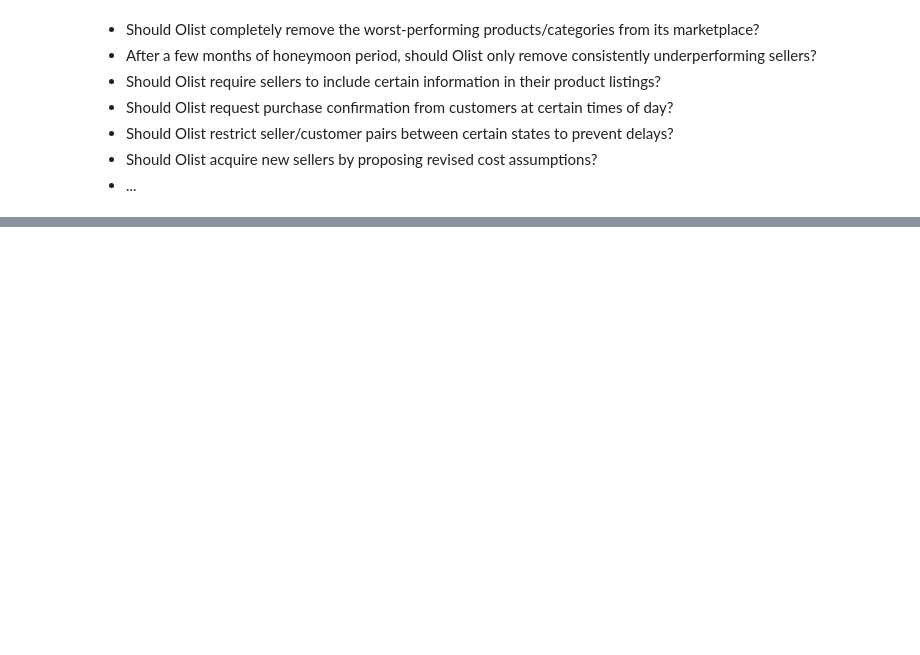
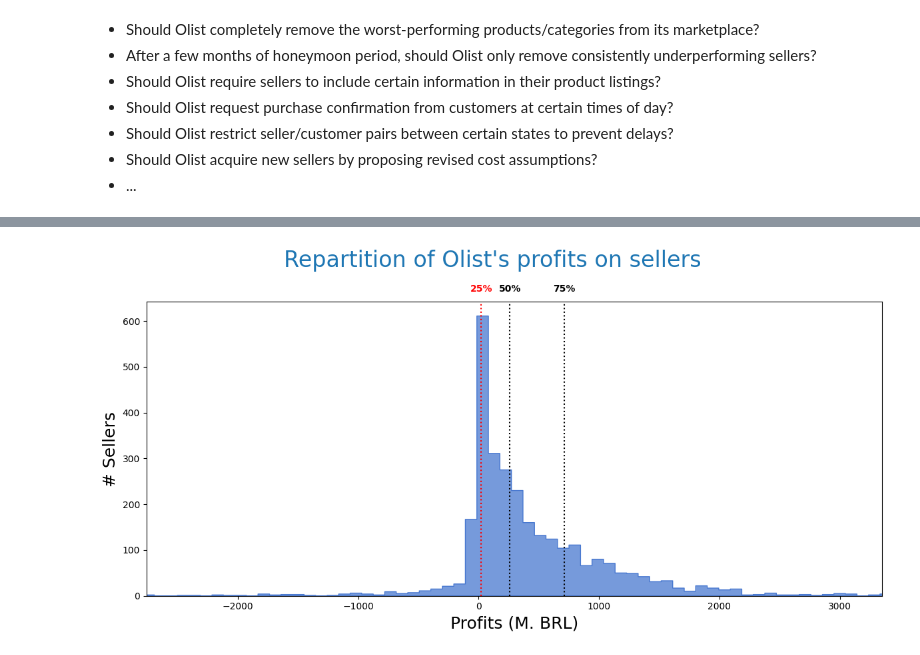
Before and after one commit to itsyeren/data-olist-ceo-request, a Jupyter notebook: CEO_request.ipynb, the cells around one changed output, grey strips where cells are left out. Saved outputs shown, nothing was run; the diff lists cells and outputs as text; code cells hidden in the pictures; blank space fills up the shorter version.

```diff
--- a/CEO_request.ipynb
+++ b/CEO_request.ipynb
@@ -190,0 +214,4 @@ How important were IT costs in your analysis?
+# %%
+from olist.seller_updated import Seller
+seller = Seller()
+sellers = seller.get_training_data()
@@ -190,0 +333,47 @@ How important were IT costs in your analysis?
+# %%
+STYLES = {
+    'title': {'size': 24, 'color': '#1f77b4'},
+    'labels': {'size': 18},
+    'text': {'size': 16},
+    'legend': {'size': 14},
+    'ticks': {'size': 12}
+}
+# %%
+sns.set_palette('muted')
+
+fig, ax = plt.subplots(figsize=(12, 6))
+
+plt.suptitle(t="Repartition of Olist's profits on sellers",
+             **STYLES['title'])
+
+sns.histplot(sellers.profits,
+             stat='count',
+             element='step',
+             ax=ax)
+
+quantiles = sellers.profits.quantile(q=[.01, .25, .5, .75, .99])
+
+ax.set_xlim(quantiles.iloc[0], quantiles.iloc[-1])
+ax.set_xlabel(xlabel='Profits (M. BRL)',
+              fontdict=STYLES['labels'])
+ax.set_ylabel(ylabel='# Sellers',
+              fontdict=STYLES['labels'])
+
+for p, q in quantiles.iloc[1:-1].items():
+    c_ = 'black'
+    if p == .25:
+        c_ = 'red'
+    ax.axvline(x=q,
+               color=c_,
+               ls=':')
+    ax.text(x=q,
+            y=ax.get_yticks()[-1] - 30,
+            s=f'{p:.0%}',
+            color=c_,
+            ha='center',
+            va='center',
+            weight='bold')
+
+fig.tight_layout();
+# %% [output]
+[figure, added]
```
Also changed, not shown: parts of 31 cells of this notebook.
